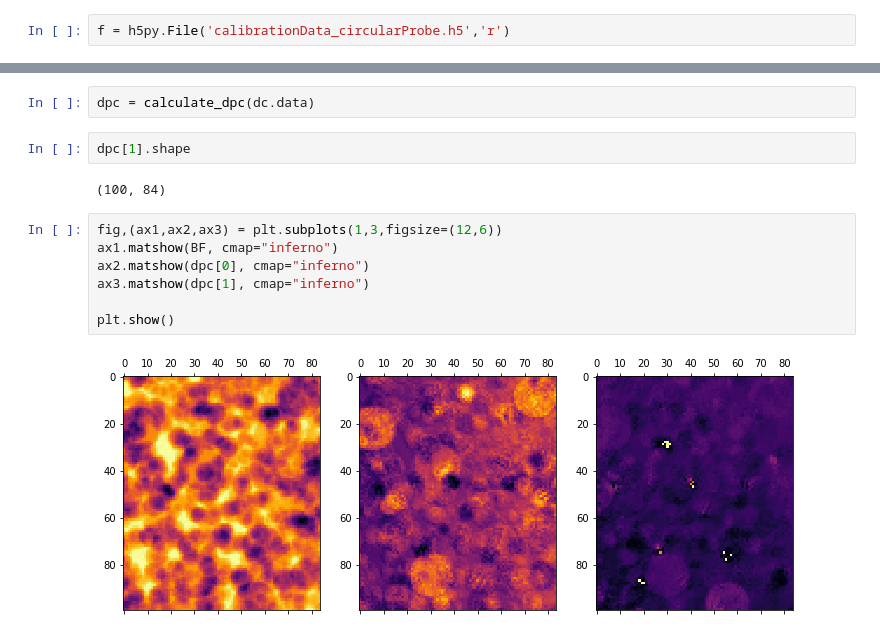
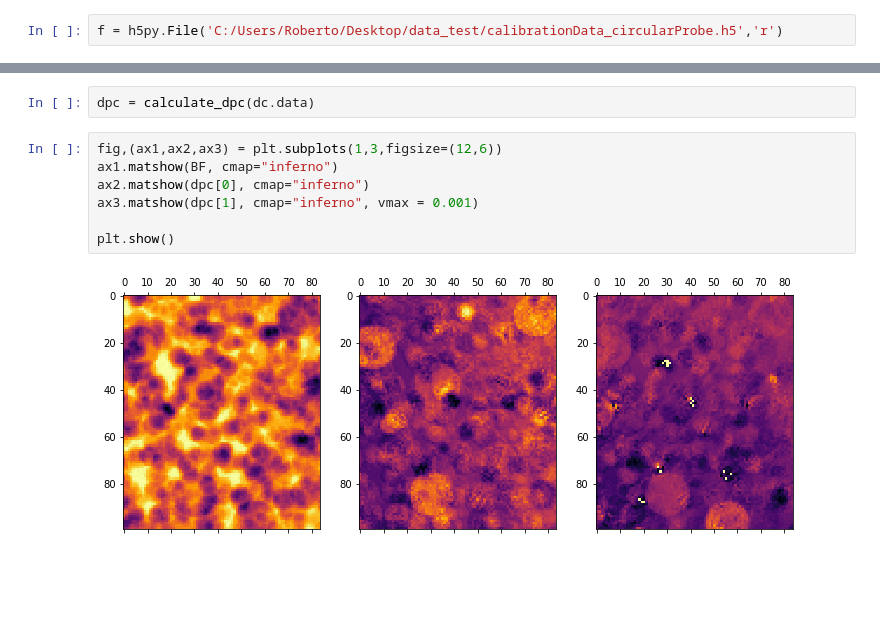
Before and after one commit to Advanced-EM/AdvancedEM, a Jupyter notebook: Week10/01_Differential_Phase_Contrast.ipynb, the cells around one changed output, grey strips where cells are left out. Saved outputs shown, nothing was run; the diff lists cells and outputs as text; blank space fills up the shorter version.

```diff
--- a/Week10/01_Differential_Phase_Contrast.ipynb
+++ b/Week10/01_Differential_Phase_Contrast.ipynb
@@ -257,7 +257,7 @@ import h5py
 sample_data = np.random.randn(16, 16, 16, 16).astype("float32")
 # sample_data.tofile("raw_sample.raw")
 # %%
-f = h5py.File('calibrationData_circularProbe.h5','r')
+f = h5py.File('C:/Users/Roberto/Desktop/data_test/calibrationData_circularProbe.h5','r')
 # %%
 f.keys()
 # %% [output]
@@ -317,16 +317,12 @@ def calculate_dpc(data4D):
     return(rho_shift, phi_shift)
 # %%
 dpc = calculate_dpc(dc.data)
-# %%
-dpc[1].shape
-# %% [output]
-(100, 84)
 # %%
 fig,(ax1,ax2,ax3) = plt.subplots(1,3,figsize=(12,6))
 ax1.matshow(BF, cmap="inferno")
 ax2.matshow(dpc[0], cmap="inferno")
-ax3.matshow(dpc[1], cmap="inferno")
+ax3.matshow(dpc[1], cmap="inferno", vmax = 0.001)
 
 plt.show()
 # %% [output]
-[figure, old version]
+[figure, new version]
```
Also changed, not shown: parts of 1 cell of this notebook, 2 other files.
